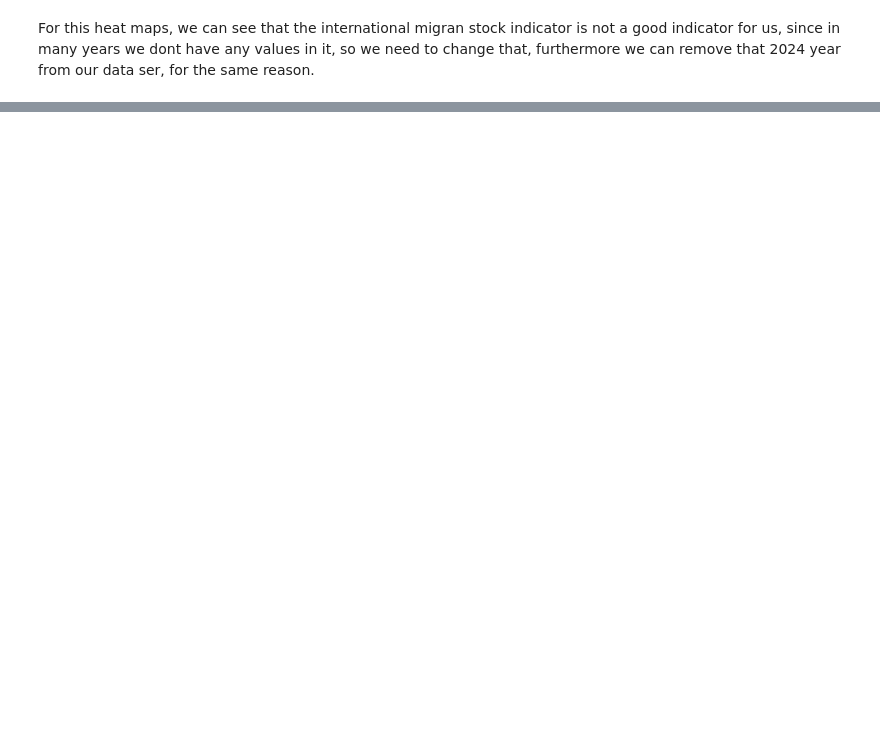
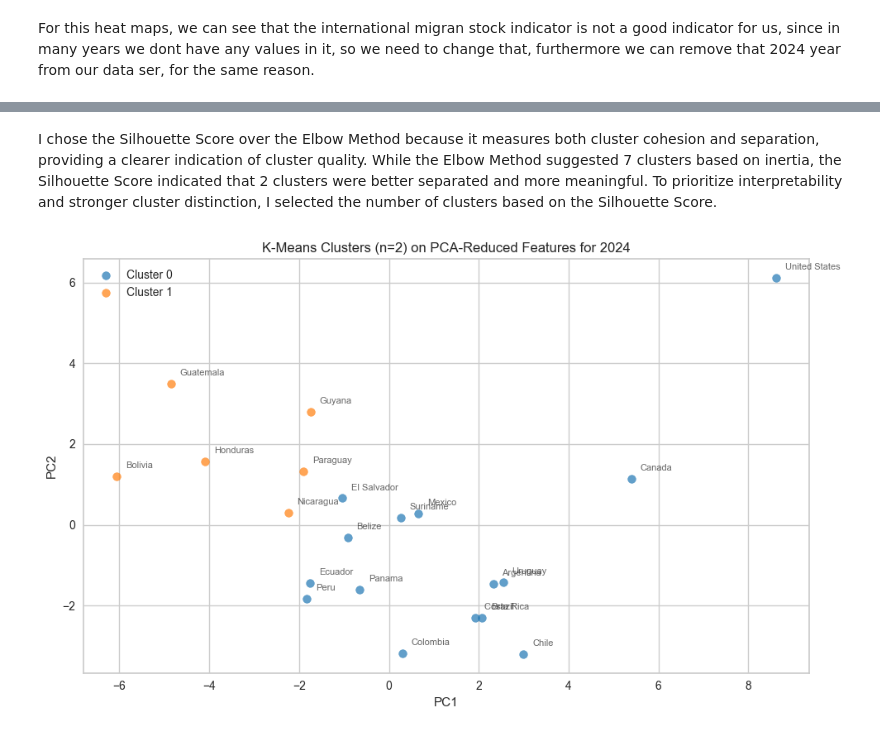
Before and after one commit to TheSotti/World_Bank_Data, a Jupyter notebook: main.ipynb, the cells around one changed output, grey strips where cells are left out. Saved outputs shown, nothing was run; the diff lists cells and outputs as text; code cells hidden in the pictures; blank space fills up the shorter version.

```diff
--- a/main.ipynb
+++ b/main.ipynb
@@ -281,0 +380,43 @@ df_filtered_imputed = imput_indicators_lr(df_filtered)
+# %% [markdown]
+I chose the Silhouette Score over the Elbow Method because it measures both cluster cohesion and separation, providing a clearer indication of cluster quality.
+While the Elbow Method suggested 7 clusters based on inertia, the Silhouette Score indicated that 2 clusters were better separated and more meaningful.
+To prioritize interpretability and stronger cluster distinction, I selected the number of clusters based on the Silhouette Score.
+# %%
+
+# 5. Apply K-Means clustering on the selected principal components
+n_clusters = visualizer_silhouette.elbow_value_ # adjust as needed
+kmeans = KMeans(n_clusters=n_clusters, random_state=42)
+cluster_labels = kmeans.fit_predict(X_selected)
+df_latest['cluster'] = cluster_labels
+
+# 6. Visualize clusters in the space of the first two principal components
+plt.figure(figsize=(10, 6))
+colors = plt.get_cmap('tab10')
+for label in range(n_clusters):
+    mask = cluster_labels == label
+    plt.scatter(
+        X_pca[mask, 0],
+        X_pca[mask, 1],
+        s=50,
+        alpha=0.7,
+        color=colors(label),
+        label=f'Cluster {label}'
+    )
+offset = 0.2
+for i in range(X_pca.shape[0]):
+    plt.text(
+        X_pca[i, 0]+offset, X_pca[i, 1]+offset,
+        df_latest['country'].iloc[i],
+        fontsize=8,
+        alpha=0.7
+    )
+
+
+plt.xlabel('PC1')
+plt.ylabel('PC2')
+plt.title(f'K-Means Clusters (n={n_clusters}) on PCA-Reduced Features for {target_year}')
+plt.legend(loc='best')
+plt.tight_layout()
+plt.show()
+# %% [output]
+[figure, added]
```
Also changed, not shown: parts of 19 cells of this notebook.
